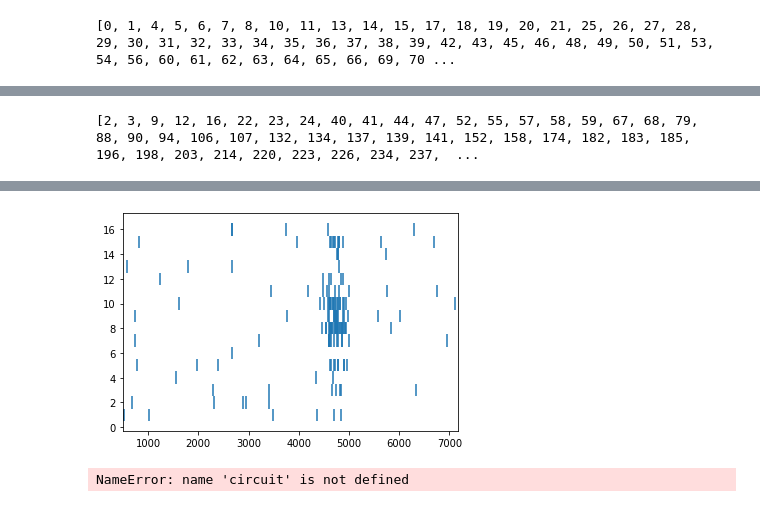
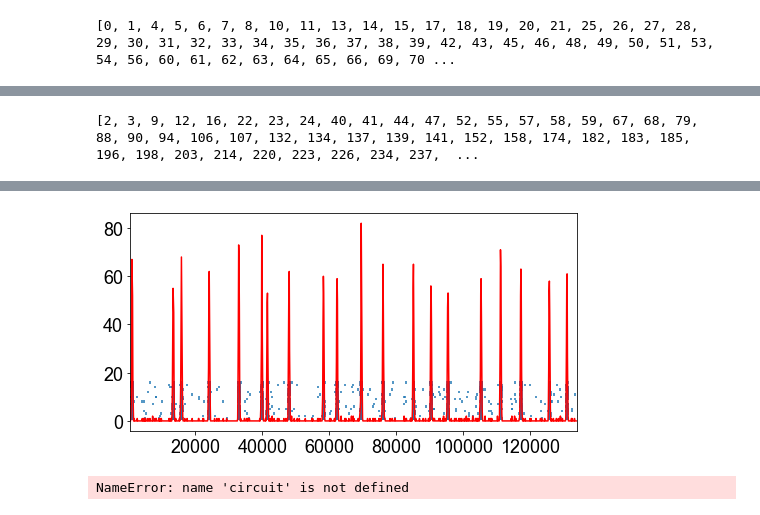
Before and after one commit to soltesz-lab/ca3_biophysical, a Jupyter notebook: notebooks/plot_training_segs_stdp_mf_input_uniform.ipynb, the cells around one changed output, grey strips where cells are left out. Cells and saved outputs as stored; diff of their text form; code cells hidden in the pictures.

```diff
--- a/notebooks/plot_training_segs_stdp_mf_input_uniform.ipynb
+++ b/notebooks/plot_training_segs_stdp_mf_input_uniform.ipynb
@@ -131,8 +133,8 @@ print(time_for_single_lap, nlaps)
 # %%
 place_information = {'place ids': [0], 'place fracs': [0.80]}
 
-diagram = WiringDiagram(os.path.join(params_path, 'circuitparams.yaml'), place_information)
-internal_kwargs = {}
+diagram = WiringDiagram(os.path.join(params_path, ''), place_information)
+internal_kwargs = {'scale': 2}
 internal_kwargs['place information'] = diagram.place_information
 internal_kwargs['cue information'] = diagram.place_information
 diagram.generate_internal_connectivity(**internal_kwargs)
@@ -341,5 +335,5 @@ MEC src ids: [11 13 14 15 16 17 18 19 20 21 22 23 24 25 26 27 28 29 30 31]
 # %%
-ext_spike_times = np.load("../data/ext_spikes_1011-inh-stdp-cue-ee-ei-nlaps-10.npz")
+ext_spike_times = np.load("../data/ext_spikes_1023_segs_stdp_mf_input_uniform-cue-ee-ei-nlaps-20.npz")
 ext_spike_times = { int(k): v for k,v in ext_spike_times.items() }
 # %%
 start  = time_for_single_lap * 0 + 500
@@ -413,6 +407,6 @@ plt.show();
 # %%
 start  = time_for_single_lap * 0 + 500
-finish = time_for_single_lap * 1 + 500
+finish = time_for_single_lap * 20 + 500
 
 cue_cells = diagram.place_information[0]['not place']
 print(cue_cells)
@@ -456,10 +450,12 @@ for z in cue_cells[2:3]:
 plt.xlim([start, finish])
 plt.show();
 
+hist_bins = np.arange(start, finish, 100)
+lec_histogram = None
 ctype_offset = diagram.external_information['LEC']['ctype offset']
 for z in cue_cells[2:3]:
 
-    plt.figure()
+    plt.figure(figsize=(8,4))
     src_ids = np.nonzero(diagram.external_adj_matrices[102][0][:,z])[0]
     i = 0
     for src_id in src_ids:
@@ -471,7 +467,15 @@ for z in cue_cells[2:3]:
             src_spikes = src_gid_spikes[np.argwhere(np.logical_and(src_gid_spikes >= start,
                                                                    src_gid_spikes <= finish))]
             plt.vlines(list(src_spikes), i+0.5, i+1.5)
+            src_nspikes, bin_edges = np.histogram(src_spikes, bins=hist_bins)
+            if lec_histogram is None:
+                lec_histogram = src_nspikes
+            else:
+                lec_histogram += src_nspikes
+
             i += 1
+    plt.plot(bin_edges[:-1], lec_histogram, color='r')
+
 plt.xlim([start, finish])
 plt.show();
 # %% [output]
@@ -481 +485 @@ plt.show();
-[figure, old version]
+[figure, new version]
```
Also changed, not shown: parts of 25 cells of this notebook.
